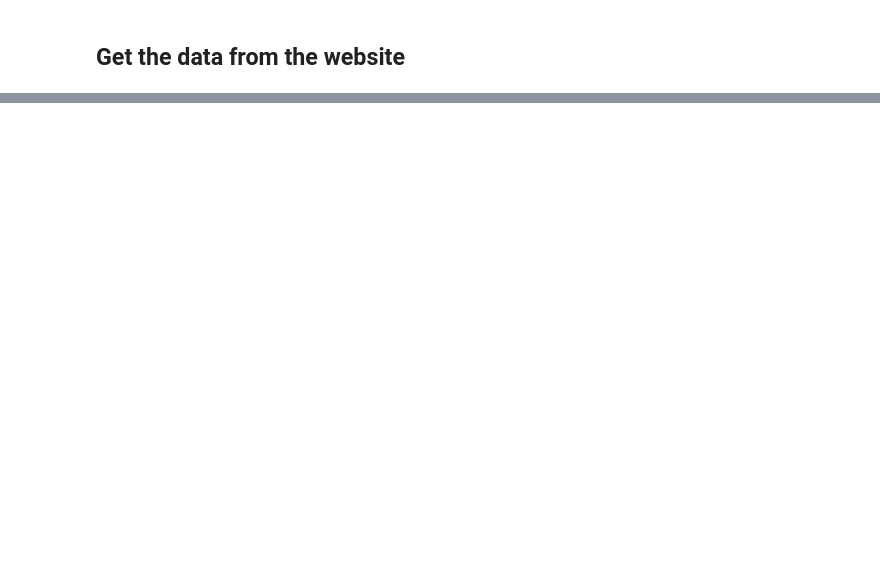
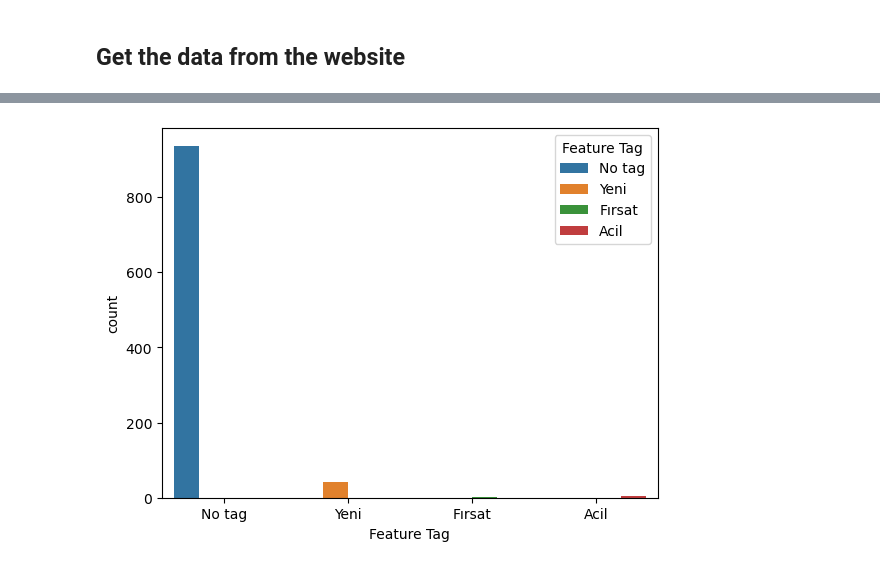
Before and after one commit to efeckgz/AI-Bootcamp, a Jupyter notebook: assignments/Regression Final/zingat.ipynb, the cells around one changed output, grey strips where cells are left out. Drawn from its saved outputs; the diff is of its cells as text; code cells hidden in the pictures; blank space fills up the shorter version.

```diff
--- a/assignments/Regression Final/zingat.ipynb
+++ b/assignments/Regression Final/zingat.ipynb
@@ -73,0 +199,4 @@ soup
+# %%
+sns.countplot(x='Feature Tag', hue='Feature Tag', data=df);
+# %% [output]
+[figure, added]
```
Also changed, not shown: parts of 50 cells of this notebook, 5 other files.
